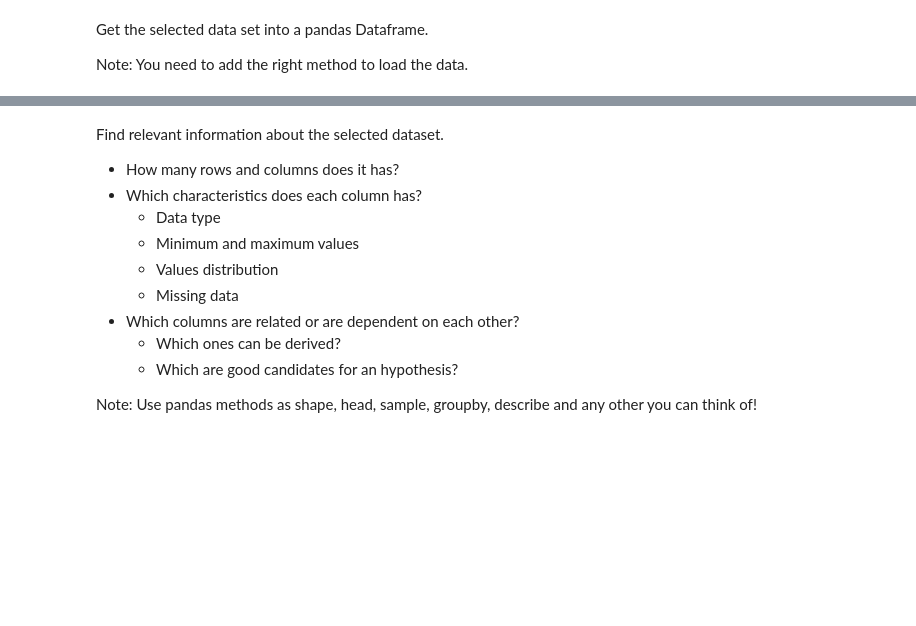
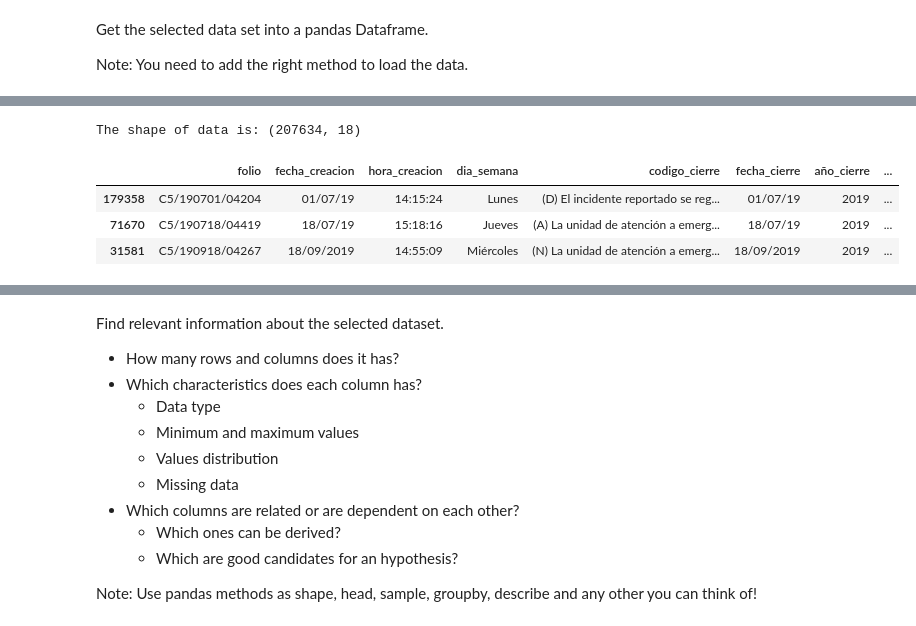
Before and after one commit to c7sanch/capstone-Carolina, a Jupyter notebook: capstone.ipynb, the cells around one changed output, grey strips where cells are left out. Drawn from its saved outputs; the diff is of its cells as text; code cells hidden in the pictures; blank space fills up the shorter version.

```diff
--- a/capstone.ipynb
+++ b/capstone.ipynb
@@ -28,0 +35,12 @@ df = pd.read_clipboard()
+# %%
+
+#Getting the Number of records and columns
+print("The shape of data is:",(accidents.shape))
+#Printing a sample of 4 records
+accidents.sample(3)
+# %% [output]
+The shape of data is: (207634, 18)
+|  | folio | fecha_creacion | hora_creacion | dia_semana | codigo_cierre | fecha_cierre | año_cierre | ... |
+| 179358 | C5/190701/04204 | 01/07/19 | 14:15:24 | Lunes | (D) El incidente reportado se reg... | 01/07/19 | 2019 | ... |
+| 71670 | C5/190718/04419 | 18/07/19 | 15:18:16 | Jueves | (A) La unidad de atención a emerg... | 18/07/19 | 2019 | ... |
+| 31581 | C5/190918/04267 | 18/09/2019 | 14:55:09 | Miércoles | (N) La unidad de atención a emerg... | 18/09/2019 | 2019 | ... |
```
Also changed, not shown: parts of 13 cells of this notebook.
